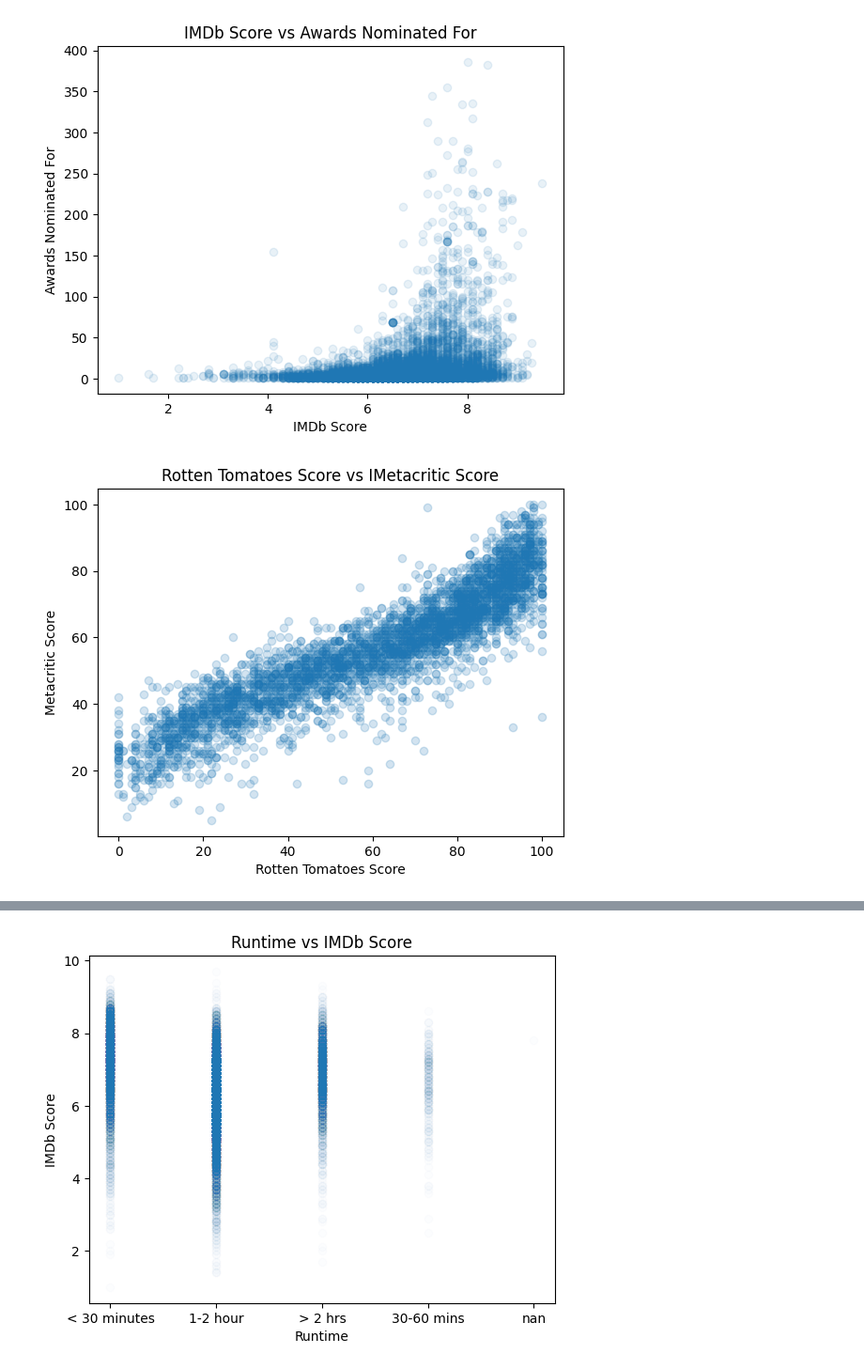
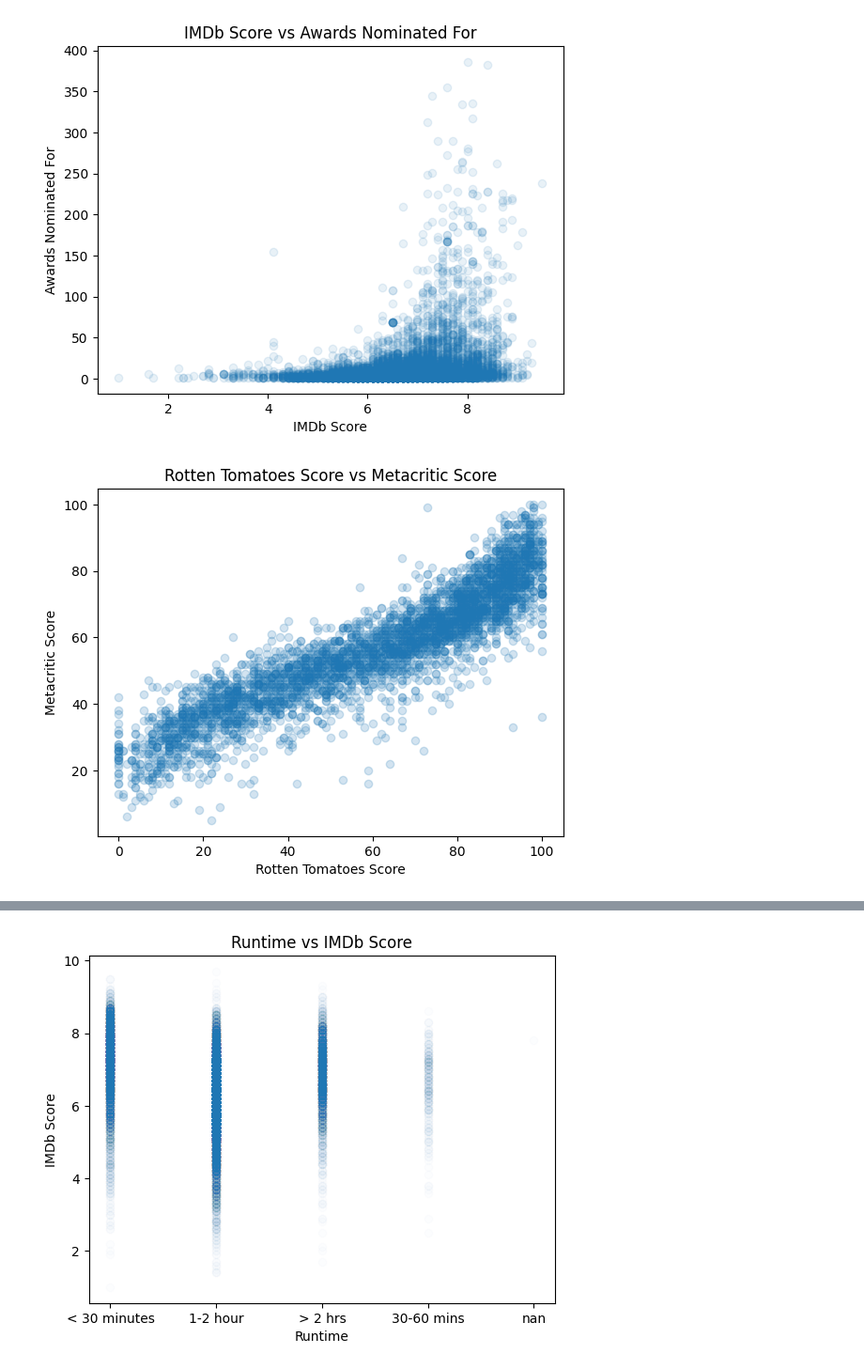
Before and after one commit to OlgaTyulkina/Machine_Learning, a Jupyter notebook: ML_Lab1.ipynb, the cells around one changed output, grey strips where cells are left out. Shown at 94% size. Saved outputs shown, nothing was run; the diff lists cells and outputs as text; code cells hidden in the pictures.

```diff
--- a/ML_Lab1.ipynb
+++ b/ML_Lab1.ipynb
@@ -113,8 +124,8 @@ pass
 # %%
 plt.plot(data['Rotten Tomatoes Score'], data['Metacritic Score'], 'o', alpha = 0.2)
 plt.xlabel('Rotten Tomatoes Score')
 plt.ylabel('Metacritic Score')
-plt.title('Rotten Tomatoes Score vs IMetacritic Score')
+plt.title('Rotten Tomatoes Score vs Metacritic Score')
 pass
 # %% [output]
-[figure, old version]
+[figure, new version]
```
Also changed, not shown: parts of 12 cells of this notebook.
